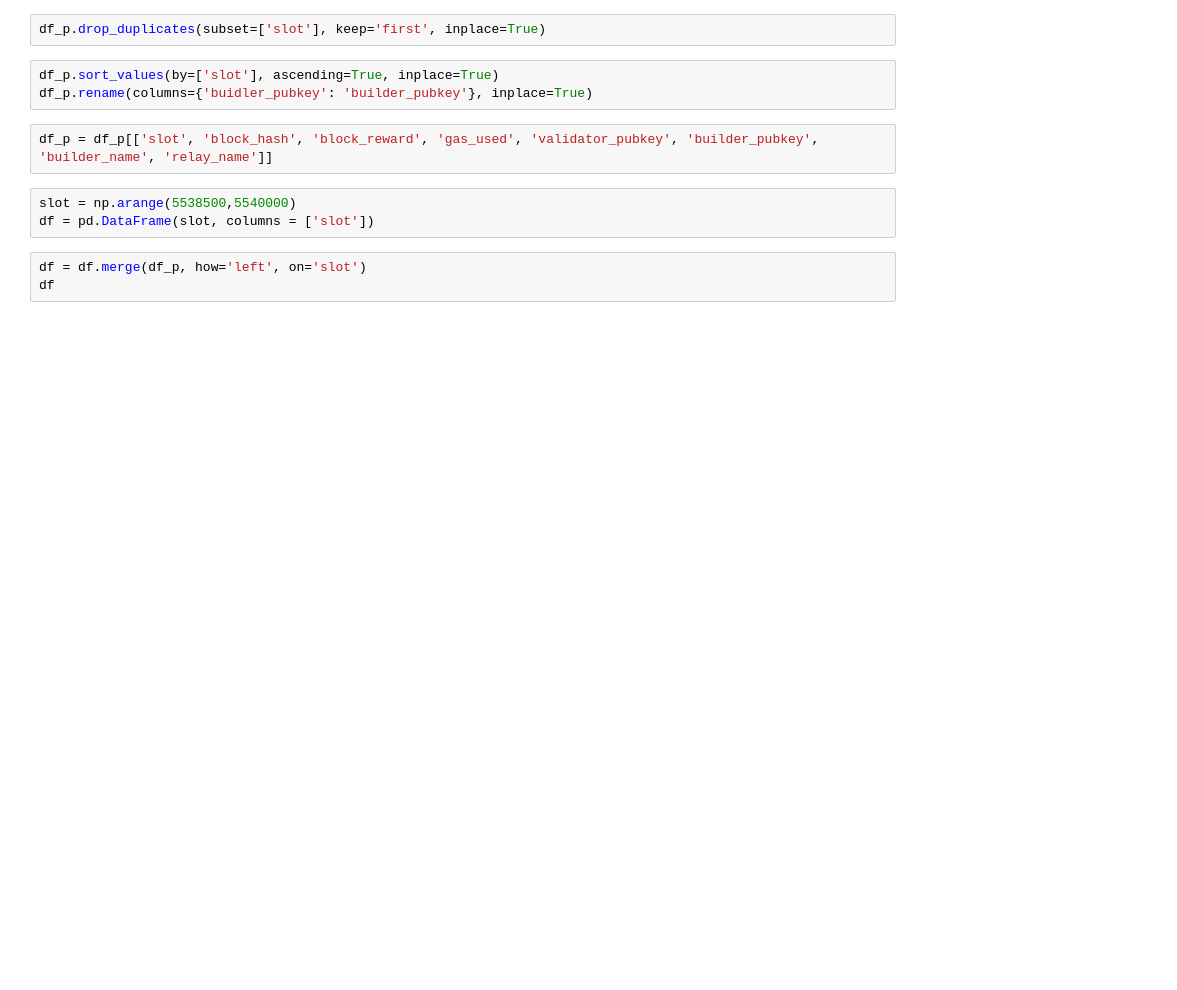
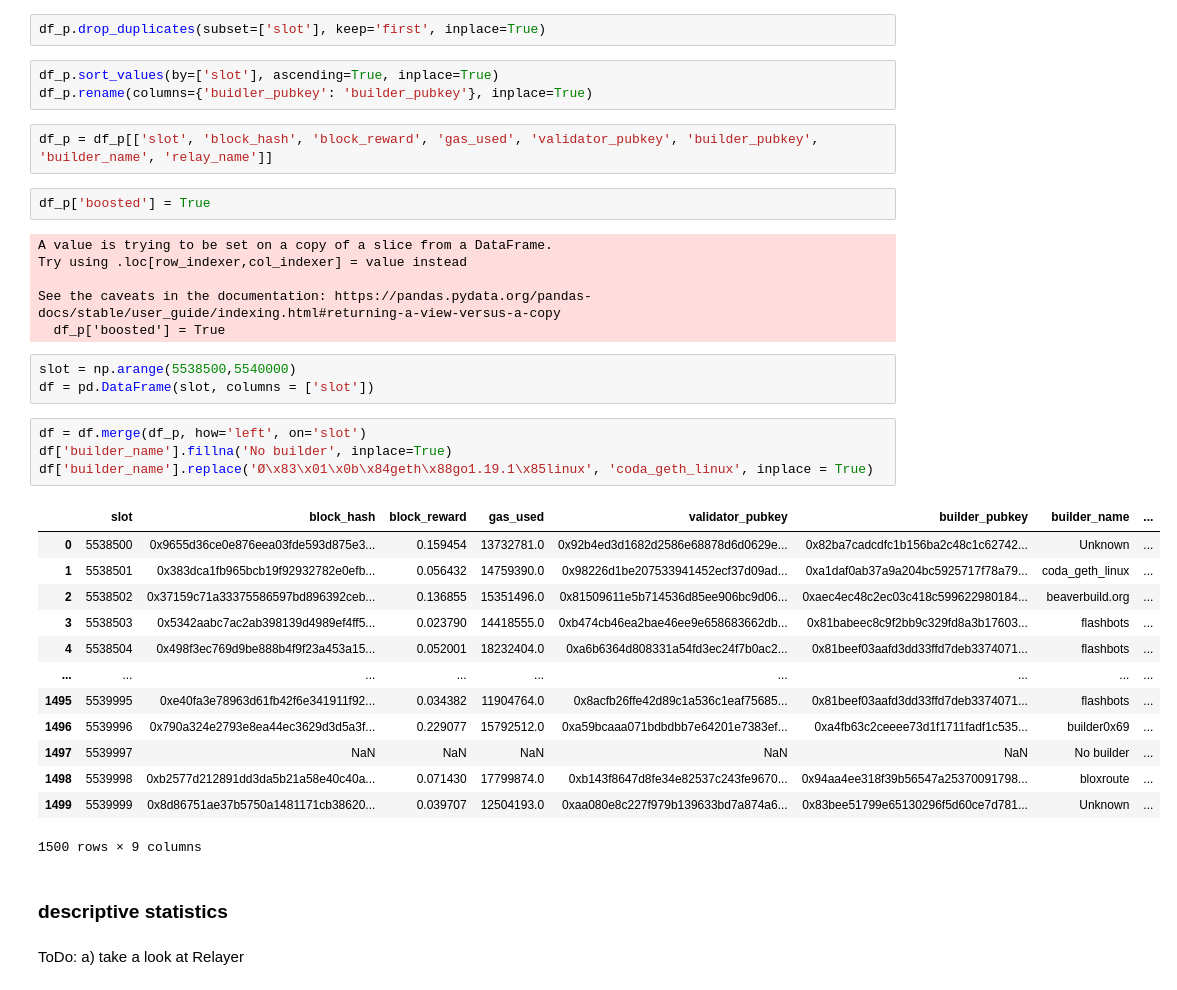
Before and after one commit to vivowa/mmev, a Jupyter notebook: lightblocks_testrun.ipynb, the cells around one changed output. Cells and saved outputs as stored; diff of their text form; blank space fills up the shorter version.

Commit message:
statistic section

```diff
--- a/lightblocks_testrun.ipynb
+++ b/lightblocks_testrun.ipynb
@@ -21,10 +44,37 @@ df_p.sort_values(by=['slot'], ascending=True, inplace=True)
 df_p.rename(columns={'buidler_pubkey': 'builder_pubkey'}, inplace=True)
 # %%
 df_p = df_p[['slot', 'block_hash', 'block_reward', 'gas_used', 'validator_pubkey', 'builder_pubkey', 'builder_name', 'relay_name']]
+# %%
+df_p['boosted'] = True
+# %% [output]
+A value is trying to be set on a copy of a slice from a DataFrame.
+Try using .loc[row_indexer,col_indexer] = value instead
+
+See the caveats in the documentation: https://pandas.pydata.org/pandas-docs/stable/user_guide/indexing.html#returning-a-view-versus-a-copy
+  df_p['boosted'] = True
 # %%
 slot = np.arange(5538500,5540000)
 df = pd.DataFrame(slot, columns = ['slot'])
 # %%
 df = df.merge(df_p, how='left', on='slot')
-df
+df['builder_name'].fillna('No builder', inplace=True)
+df['builder_name'].replace('Ø\x83\x01\x0b\x84geth\x88go1.19.1\x85linux', 'coda_geth_linux', inplace = True)
+# %% [output]
+|  | slot | block_hash | block_reward | gas_used | validator_pubkey | builder_pubkey | builder_name | ... |
+| 0 | 5538500 | 0x9655d36ce0e876eea03fde593d875e3... | 0.159454 | 13732781.0 | 0x92b4ed3d1682d2586e68878d6d0629e... | 0x82ba7cadcdfc1b156ba2c48c1c62742... | Unknown | ... |
+| 1 | 5538501 | 0x383dca1fb965bcb19f92932782e0efb... | 0.056432 | 14759390.0 | 0x98226d1be207533941452ecf37d09ad... | 0xa1daf0ab37a9a204bc5925717f78a79... | coda_geth_linux | ... |
+| 2 | 5538502 | 0x37159c71a33375586597bd896392ceb... | 0.136855 | 15351496.0 | 0x81509611e5b714536d85ee906bc9d06... | 0xaec4ec48c2ec03c418c599622980184... | beaverbuild.org | ... |
+| 3 | 5538503 | 0x5342aabc7ac2ab398139d4989ef4ff5... | 0.023790 | 14418555.0 | 0xb474cb46ea2bae46ee9e658683662db... | 0x81babeec8c9f2bb9c329fd8a3b17603... | flashbots | ... |
+| 4 | 5538504 | 0x498f3ec769d9be888b4f9f23a453a15... | 0.052001 | 18232404.0 | 0xa6b6364d808331a54fd3ec24f7b0ac2... | 0x81beef03aafd3dd33ffd7deb3374071... | flashbots | ... |
+| ... | ... | ... | ... | ... | ... | ... | ... | ... |
+| 1495 | 5539995 | 0xe40fa3e78963d61fb42f6e341911f92... | 0.034382 | 11904764.0 | 0x8acfb26ffe42d89c1a536c1eaf75685... | 0x81beef03aafd3dd33ffd7deb3374071... | flashbots | ... |
+| 1496 | 5539996 | 0x790a324e2793e8ea44ec3629d3d5a3f... | 0.229077 | 15792512.0 | 0xa59bcaaa071bdbdbb7e64201e7383ef... | 0xa4fb63c2ceeee73d1f1711fadf1c535... | builder0x69 | ... |
+| 1497 | 5539997 | NaN | NaN | NaN | NaN | NaN | No builder | ... |
+| 1498 | 5539998 | 0xb2577d212891dd3da5b21a58e40c40a... | 0.071430 | 17799874.0 | 0xb143f8647d8fe34e82537c243fe9670... | 0x94aa4ee318f39b56547a25370091798... | bloxroute | ... |
+| 1499 | 5539999 | 0x8d86751ae37b5750a1481171cb38620... | 0.039707 | 12504193.0 | 0xaa080e8c227f979b139633bd7a874a6... | 0x83bee51799e65130296f5d60ce7d781... | Unknown | ... |
+1500 rows × 9 columns
+# %% [markdown]
+### descriptive statistics
+# %% [markdown]
+ToDo: a) take a look at Relayer
 # %%
```
Also changed, not shown: parts of 41 cells of this notebook.
